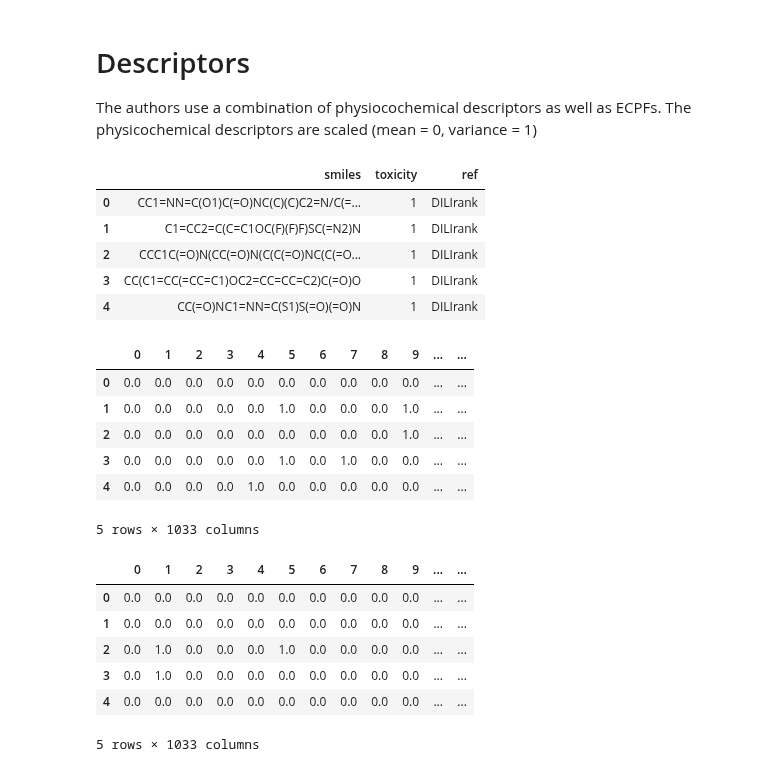
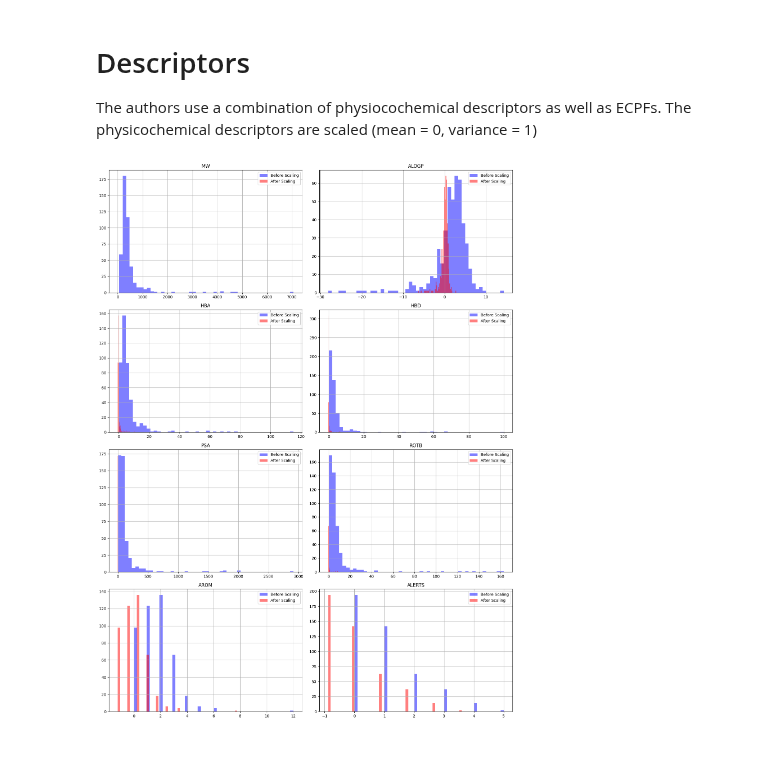
Before and after one commit to ersilia-os/eos21q7, a Jupyter notebook: model/framework/code/01_model_training.ipynb, the cells around one changed output. Cells and saved outputs as stored; diff of their text form; code cells hidden in the pictures.

```diff
--- a/model/framework/code/01_model_training.ipynb
+++ b/model/framework/code/01_model_training.ipynb
@@ -67,29 +94,41 @@ test=pd.read_csv(test_with_descriptors_filepath)
-# %%
-dataset.head()
-# %% [output]
-|  | smiles | toxicity | ref |
-| 0 | CC1=NN=C(O1)C(=O)NC(C)(C)C2=N/C(=... | 1 | DILIrank |
-| 1 | C1=CC2=C(C=C1OC(F)(F)F)SC(=N2)N | 1 | DILIrank |
-| 2 | CCC1C(=O)N(CC(=O)N(C(C(=O)NC(C(=O... | 1 | DILIrank |
-| 3 | CC(C1=CC(=CC=C1)OC2=CC=CC=C2)C(=O)O | 1 | DILIrank |
-| 4 | CC(=O)NC1=NN=C(S1)S(=O)(=O)N | 1 | DILIrank |
-# %%
-train.head()
-# %% [output]
-|  | 0 | 1 | 2 | 3 | 4 | 5 | 6 | 7 | 8 | 9 | ... | ... |
-| 0 | 0.0 | 0.0 | 0.0 | 0.0 | 0.0 | 0.0 | 0.0 | 0.0 | 0.0 | 0.0 | ... | ... |
-| 1 | 0.0 | 0.0 | 0.0 | 0.0 | 0.0 | 1.0 | 0.0 | 0.0 | 0.0 | 1.0 | ... | ... |
-| 2 | 0.0 | 0.0 | 0.0 | 0.0 | 0.0 | 0.0 | 0.0 | 0.0 | 0.0 | 1.0 | ... | ... |
-| 3 | 0.0 | 0.0 | 0.0 | 0.0 | 0.0 | 1.0 | 0.0 | 1.0 | 0.0 | 0.0 | ... | ... |
-| 4 | 0.0 | 0.0 | 0.0 | 0.0 | 1.0 | 0.0 | 0.0 | 0.0 | 0.0 | 0.0 | ... | ... |
-5 rows × 1033 columns
-# %%
-test.head()
-# %% [output]
-|  | 0 | 1 | 2 | 3 | 4 | 5 | 6 | 7 | 8 | 9 | ... | ... |
-| 0 | 0.0 | 0.0 | 0.0 | 0.0 | 0.0 | 0.0 | 0.0 | 0.0 | 0.0 | 0.0 | ... | ... |
-| 1 | 0.0 | 0.0 | 0.0 | 0.0 | 0.0 | 0.0 | 0.0 | 0.0 | 0.0 | 0.0 | ... | ... |
-| 2 | 0.0 | 1.0 | 0.0 | 0.0 | 0.0 | 1.0 | 0.0 | 0.0 | 0.0 | 0.0 | ... | ... |
-| 3 | 0.0 | 1.0 | 0.0 | 0.0 | 0.0 | 0.0 | 0.0 | 0.0 | 0.0 | 0.0 | ... | ... |
-| 4 | 0.0 | 0.0 | 0.0 | 0.0 | 0.0 | 0.0 | 0.0 | 0.0 | 0.0 | 0.0 | ... | ... |
-5 rows × 1033 columns
+# %%
+import matplotlib.pyplot as plt
+
+# Function to plot histograms of descriptors
+def plot_histograms(before_scaling_df, after_scaling_df):
+    num_cols = before_scaling_df.shape[1]
+    num_rows = (num_cols + 1) // 2  # To ensure enough space for each plot
+
+    fig, axes = plt.subplots(num_rows, 2, figsize=(15, 5 * num_rows))
+    axes = axes.flatten()
+
+    for i, col in enumerate(before_scaling_df.columns):
+        ax = axes[i]
+        ax.hist(before_scaling_df[col], bins=50, alpha=0.5, color='b', label='Before Scaling')
+        ax.hist(after_scaling_df[col], bins=50, alpha=0.5, color='r', label='After Scaling')
+        ax.set_title(col)
+        ax.legend()
+        ax.grid(True)
+
+    plt.tight_layout()
+    plt.show()
+
+# Load your dataset
+test_dataset_filepath = os.path.join(DATAPATH, 'test.csv')
+test_df = pd.read_csv(test_dataset_filepath)
+
+train_dataset_filepath = os.path.join(DATAPATH, 'train.csv')
+train_df = pd.read_csv(train_dataset_filepath)
+
+# Preprocess the data
+processed_test_data = preprocess_data(test_df)
+processed_train_data = preprocess_data(train_df)
+
+# Extract QED descriptors before and after scaling
+qed_before_scaling = qed_calculation(test_df['smiles'])
+qed_after_scaling = scale_qed(qed_before_scaling)
+
+# Plot histograms of descriptors
+plot_histograms(qed_before_scaling, qed_after_scaling)
+# %% [output]
+[figure, added]
```
Also changed, not shown: parts of 6 cells of this notebook, 5 other files.
